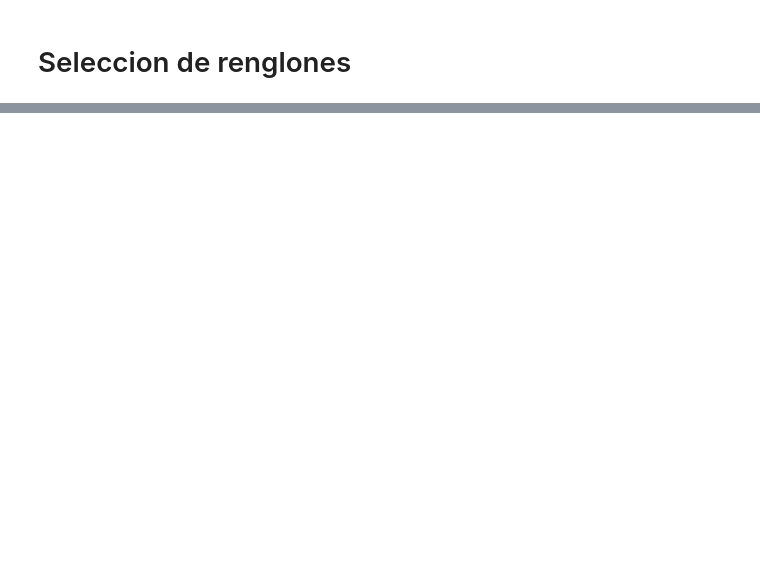
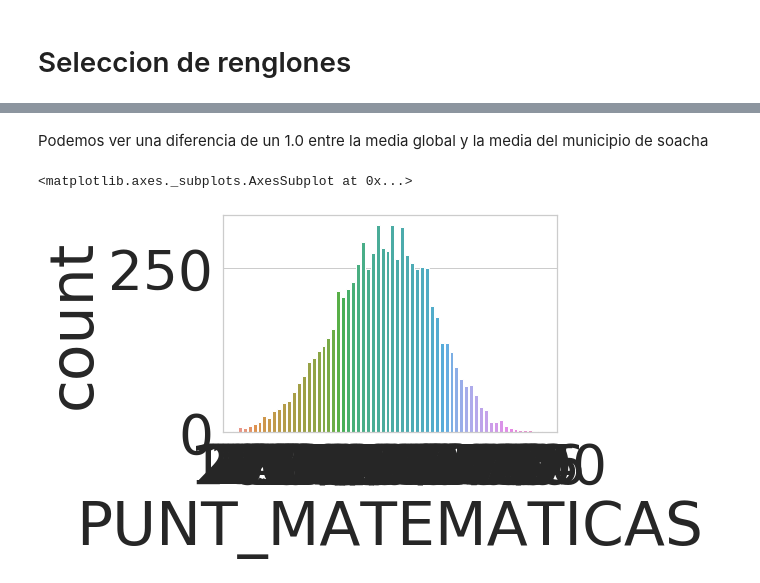
Before and after one commit to ygalindofor/Pruebas-saber-11-edicion-2018-, a Jupyter notebook: pruebassaber11.ipynb, the cells around one changed output, grey strips where cells are left out. Cells and saved outputs as stored; diff of their text form; code cells hidden in the pictures; blank space fills up the shorter version.

```diff
--- a/pruebassaber11.ipynb
+++ b/pruebassaber11.ipynb
@@ -112,0 +122,7 @@ dtype: float64
+# %% [markdown]
+Podemos ver una diferencia de un 1.0 entre la media global y la media del municipio de soacha
+# %%
+sns.countplot(data=pruebasSaber11_df_s, x="PUNT_MATEMATICAS")
+# %% [output]
+<matplotlib.axes._subplots.AxesSubplot at 0x...>
+[figure, added]
```
Also changed, not shown: parts of 10 cells of this notebook.
